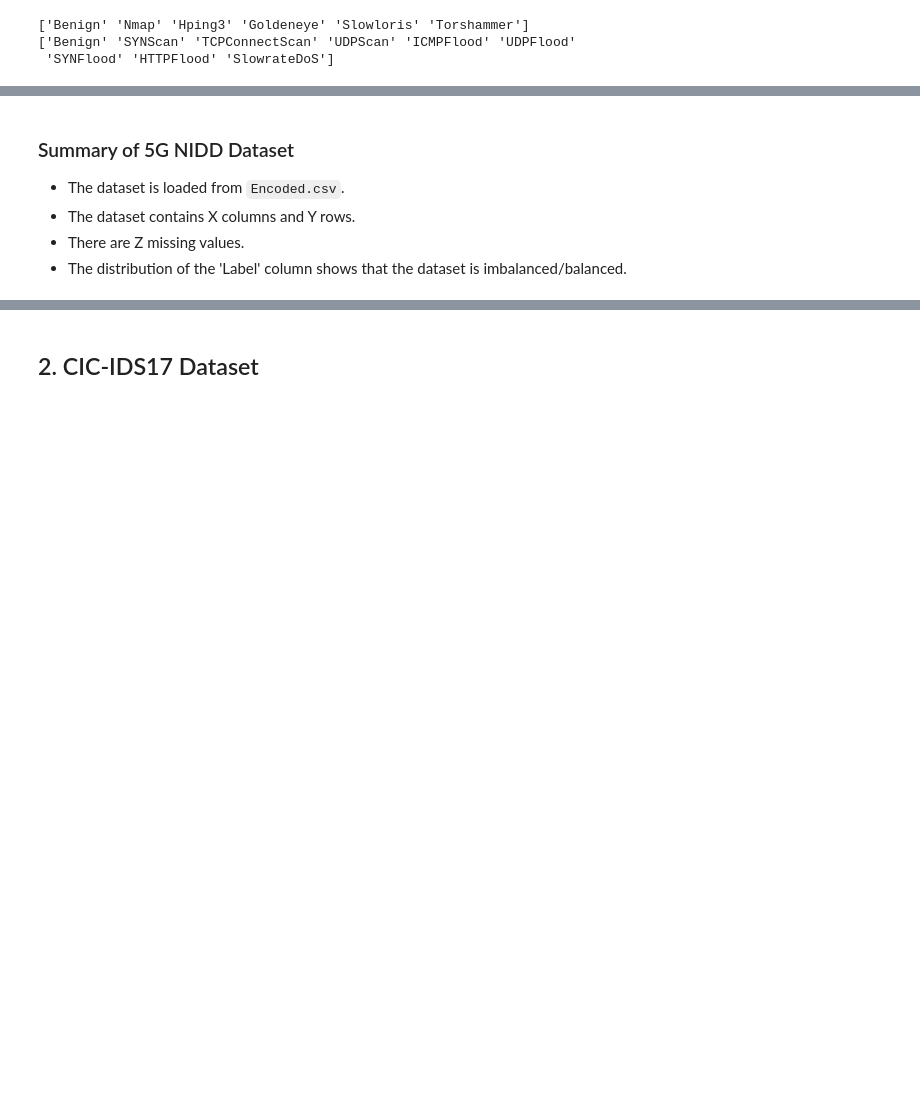
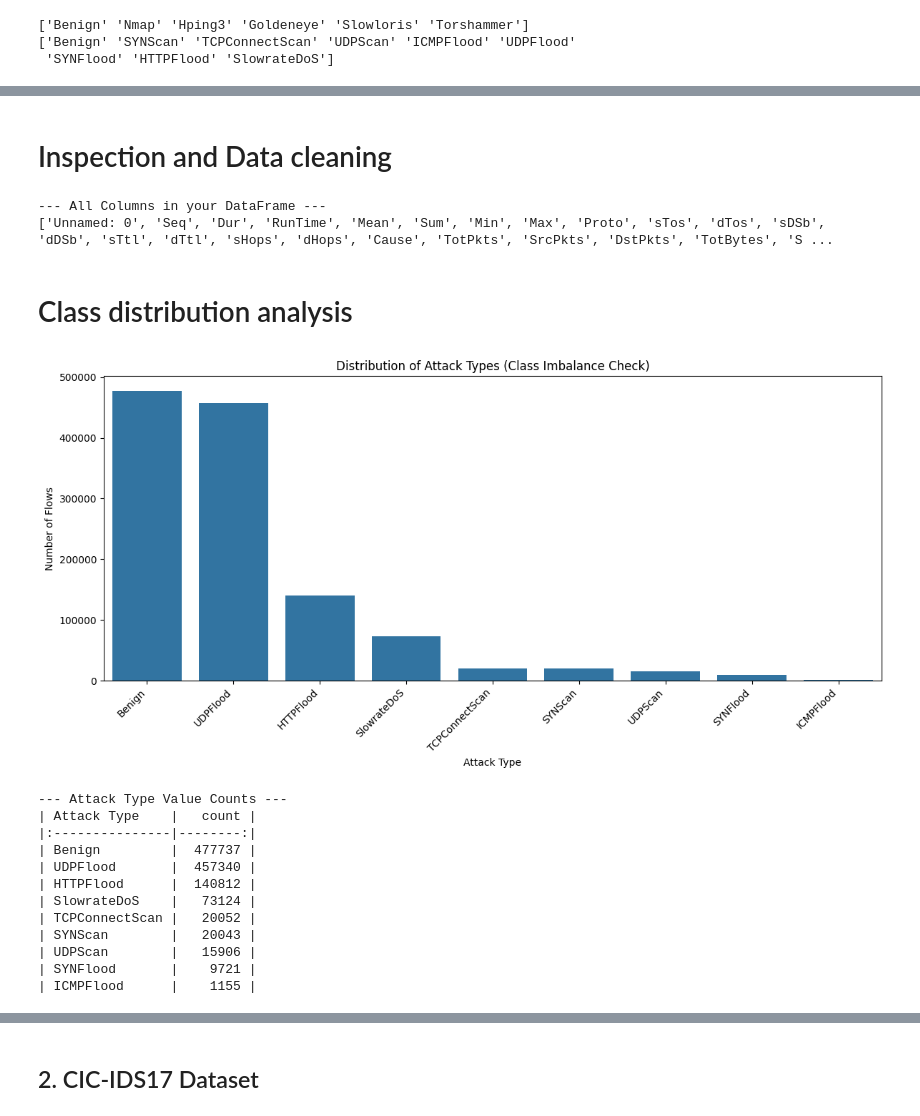
Before and after one commit to 5TQ6/Intrusion-Detection-System-with-ML, a Jupyter notebook: EDA.ipynb, the cells around one changed output, grey strips where cells are left out. Saved outputs shown, nothing was run; the diff lists cells and outputs as text; code cells hidden in the pictures; blank space fills up the shorter version.

```diff
--- a/EDA.ipynb
+++ b/EDA.ipynb
@@ -94,6 +100,59 @@ plt.savefig
-# %% [markdown]
-### Summary of 5G NIDD Dataset
-- The dataset is loaded from `Encoded.csv`.
-- The dataset contains X columns and Y rows.
-- There are Z missing values.
-- The distribution of the 'Label' column shows that the dataset is imbalanced/balanced.
+# %% [markdown]
+# Inspection and Data cleaning
+# %%
+# Replace infinite values (e.g., in 'Rate' columns) with NaN
+df_5g_nidd.replace([np.inf, -np.inf], np.nan, inplace=True)
+# %%
+# Fill remaining NaNs. For simplicity, we fill with 0, but for production,
+# a more sophisticated imputation strategy (e.g., mean/median) should be used.
+df_5g_nidd.fillna(0, inplace=True)
+# %%
+print("--- All Columns in your DataFrame ---")
+print(df_5g_nidd.columns.tolist())
+# %% [output]
+--- All Columns in your DataFrame ---
+['Unnamed: 0', 'Seq', 'Dur', 'RunTime', 'Mean', 'Sum', 'Min', 'Max', 'Proto', 'sTos', 'dTos', 'sDSb', 'dDSb', 'sTtl', 'dTtl', 'sHops', 'dHops', 'Cause', 'TotPkts', 'SrcPkts', 'DstPkts', 'TotBytes', 'S ...
+# %%
+# Define the key features for easier slicing (assuming standard names for flow analysis)
+NUMERICAL_FEATURES = [
+    'Dur', 'Rate', 'SrcRate', 'DstRate',
+    'TotPkts', 'SrcPkts', 'DstPkts',
+    'TotBytes', 'SrcBytes', 'DstBytes',
+    'Mean', 'Sum', 'Min', 'Max',
+    'sTtl', 'dTtl', 'sHops', 'dHops'
+]
+CATEGORICAL_FEATURES = ['Proto', 'State']
+TARGET_COLUMN = 'Attack Type'
+# %% [markdown]
+# Class distribution analysis
+# %%
+# --- Step 3: Analyze Target Class Distribution ---
+plt.figure(figsize=(12, 6))
+attack_counts = df_5g_nidd[TARGET_COLUMN].value_counts()
+
+sns.barplot(x=attack_counts.index, y=attack_counts.values)
+
+plt.title('Distribution of Attack Types (Class Imbalance Check)')
+plt.xlabel('Attack Type')
+plt.ylabel('Number of Flows')
+plt.xticks(rotation=45, ha='right')
+plt.tight_layout()
+plt.savefig('attack_type_distribution.png')
+plt.show()
+
+print("\n--- Attack Type Value Counts ---")
+print(attack_counts.to_markdown())
+# %% [output]
+[figure, added]
+--- Attack Type Value Counts ---
+| Attack Type    |   count |
+|:---------------|--------:|
+| Benign         |  477737 |
+| UDPFlood       |  457340 |
+| HTTPFlood      |  140812 |
+| SlowrateDoS    |   73124 |
+| TCPConnectScan |   20052 |
+| SYNScan        |   20043 |
+| UDPScan        |   15906 |
+| SYNFlood       |    9721 |
+| ICMPFlood      |    1155 |
```
Also changed, not shown: parts of 12 cells of this notebook, 2 other files.
